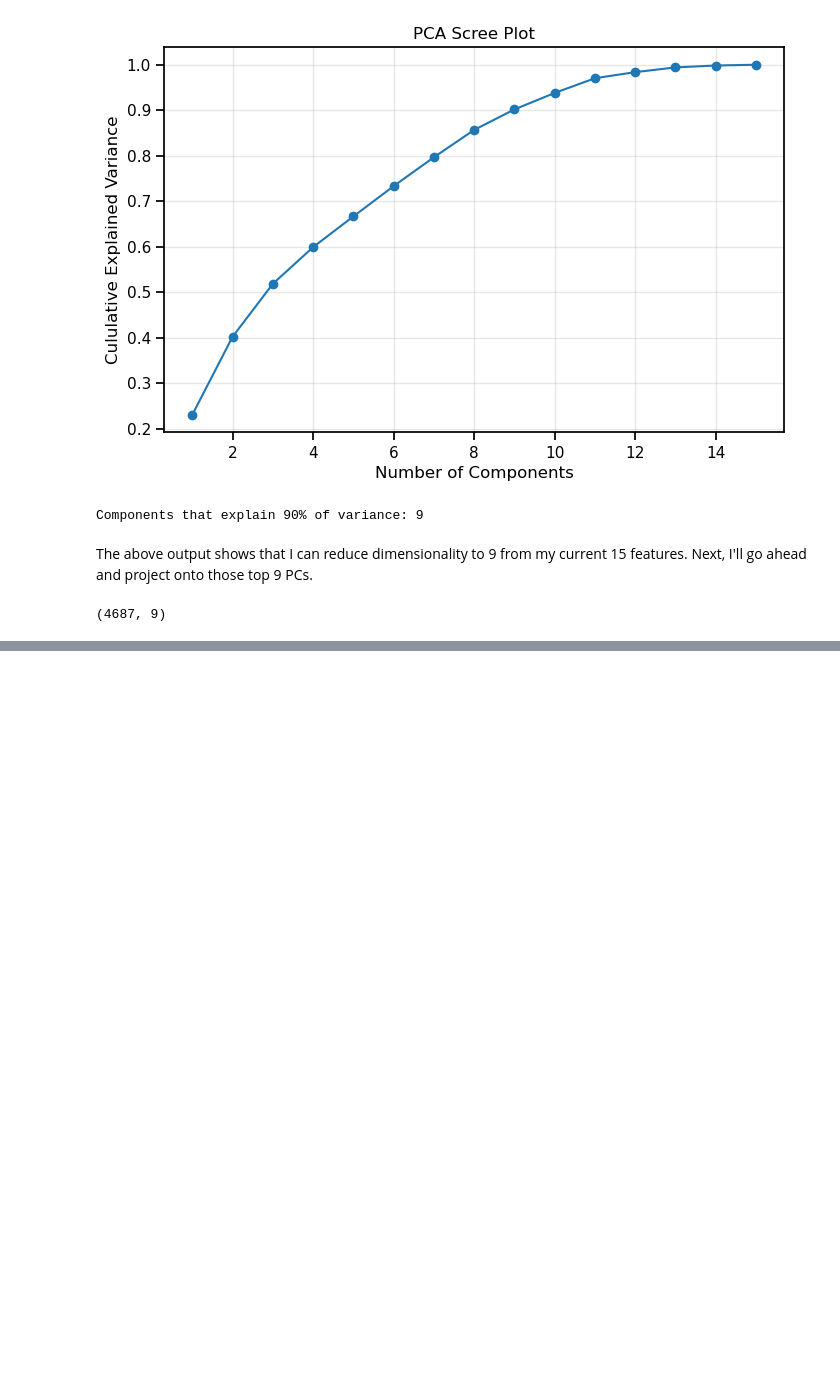
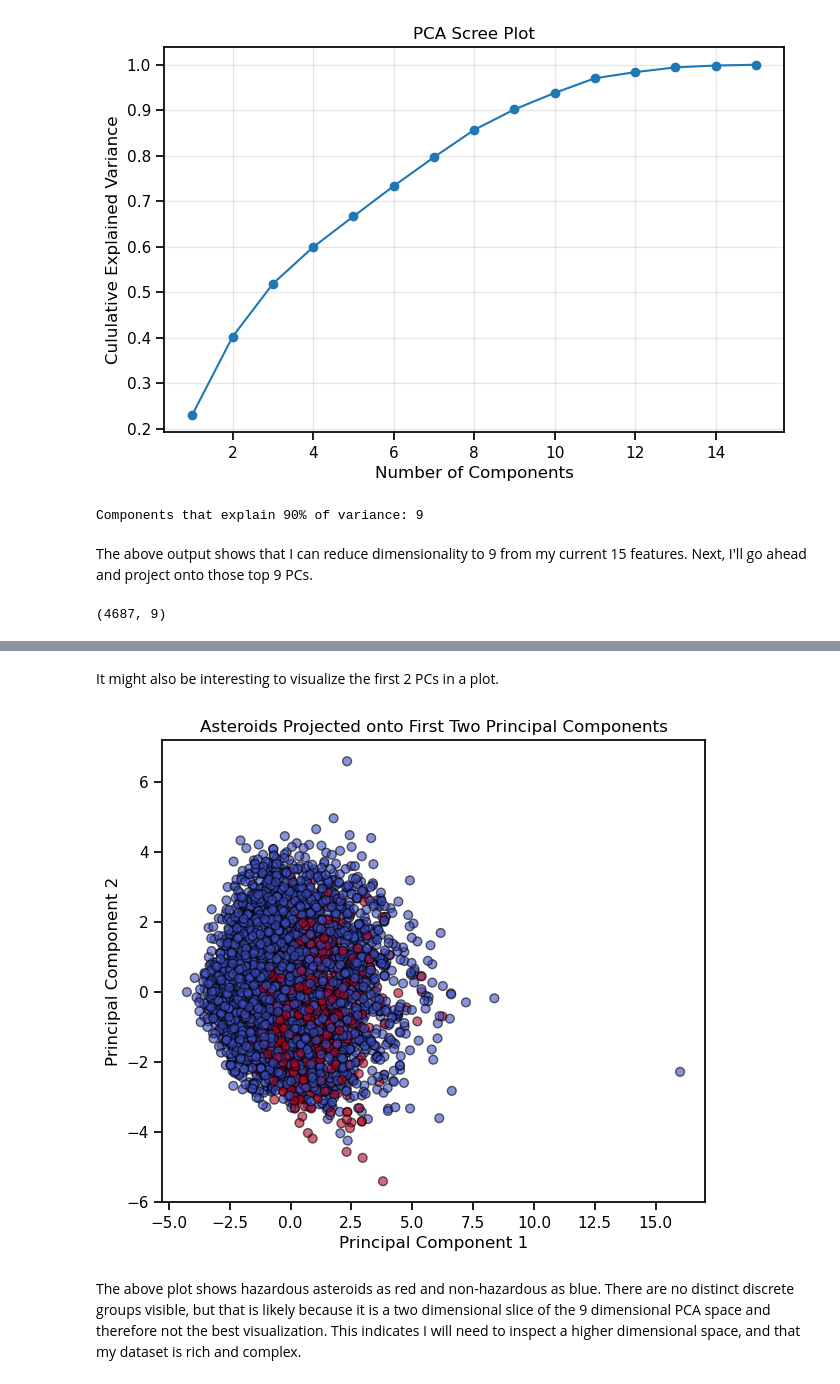
Before and after one commit to Kate-Zilla/NASA-asteriod-classification, a Jupyter notebook: asteroid_classifier.ipynb, the cells around one changed output, grey strips where cells are left out. Saved outputs shown, nothing was run; the diff lists cells and outputs as text; code cells hidden in the pictures; blank space fills up the shorter version.

```diff
--- a/asteroid_classifier.ipynb
+++ b/asteroid_classifier.ipynb
@@ -460,0 +484,21 @@ this shape shows I've reduced my data down to the 9 components. each row is an a
+# %% [markdown]
+It might also be interesting to visualize the first 2 PCs in a plot.
+# %%
+plt.figure(figsize=(7,6))
+plt.scatter(
+    top_9_features_pca[:, 0],
+    top_9_features_pca[:, 1],
+    c=target,
+    cmap='coolwarm',
+    alpha=0.6,
+    edgecolor='k',
+    s=40
+)
+plt.xlabel('Principal Component 1')
+plt.ylabel('Principal Component 2')
+plt.title('Asteroids Projected onto First Two Principal Components')
+plt.show()
+# %% [output]
+[figure, added]
+# %% [markdown]
+The above plot shows hazardous asteroids as red and non-hazardous as blue. There are no distinct discrete groups visible, but that is likely because it is a two dimensional slice of the 9 dimensional PCA space and therefore not the best visualization. This indicates I will need to inspect a higher dimensional space, and that my dataset is rich and complex.
```
Also changed, not shown: parts of 6 cells of this notebook.
